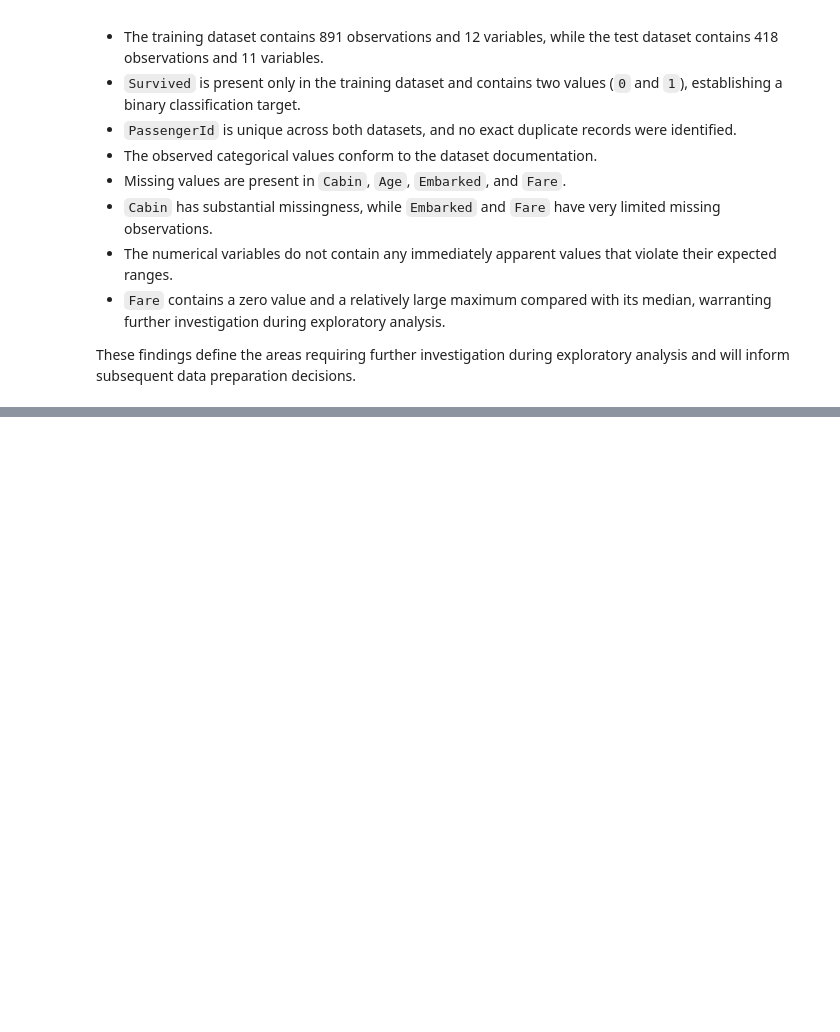
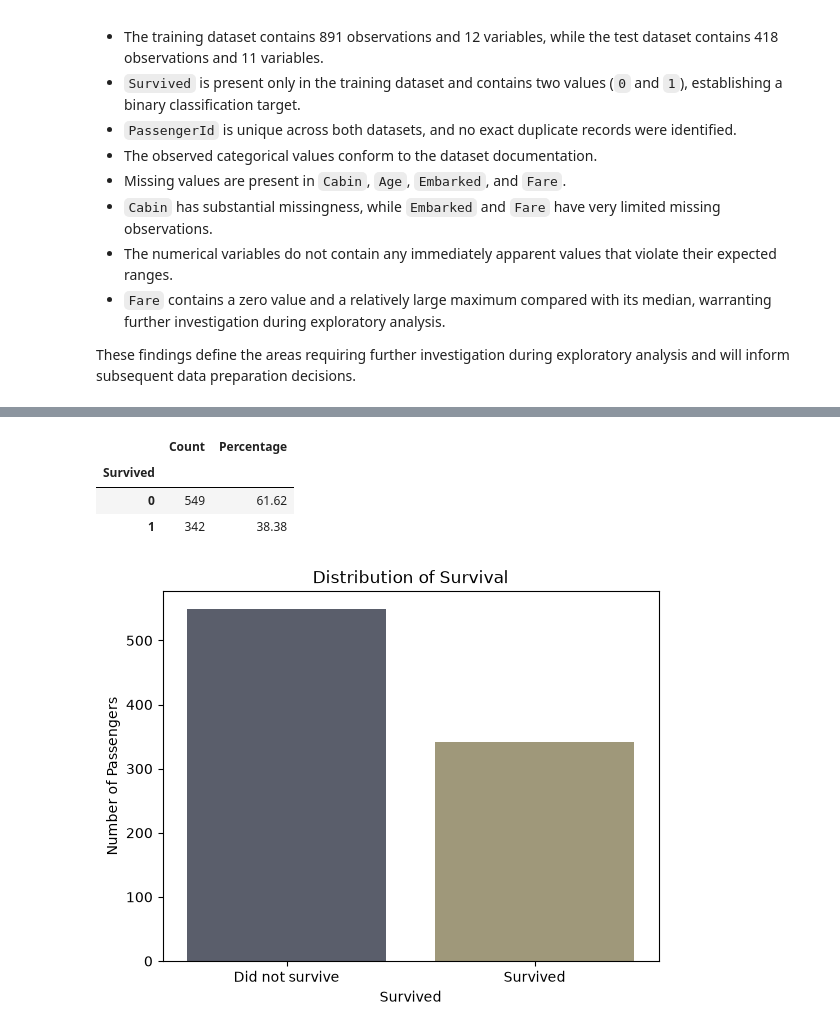
Before and after one commit to DaveBunyan1/titanic-eda-ml, a Jupyter notebook: notebooks/titanic_eda.ipynb, the cells around one changed output, grey strips where cells are left out. Cells and saved outputs as stored; diff of their text form; code cells hidden in the pictures; blank space fills up the shorter version.

```diff
--- a/notebooks/titanic_eda.ipynb
+++ b/notebooks/titanic_eda.ipynb
@@ -288,0 +300,32 @@ These findings define the areas requiring further investigation during explorato
+# %%
+survival_counts = train_df["Survived"].value_counts().sort_index()
+survival_pct = train_df["Survived"].value_counts(normalize=True).sort_index() * 100
+
+survival_summary = pd.DataFrame({
+    "Count": survival_counts,
+    "Percentage": survival_pct.round(2)
+})
+
+display(survival_summary)
+# %% [output]
+|  | Count | Percentage |
+| Survived |  |  |
+| 0 | 549 | 61.62 |
+| 1 | 342 | 38.38 |
+# %%
+sns.countplot(
+    data=train_df,
+    x="Survived",
+    palette="cividis",
+    hue="Survived",
+    legend=False
+)
+
+plt.title("Distribution of Survival")
+plt.xlabel("Survived")
+plt.ylabel("Number of Passengers")
+plt.xticks([0, 1], ["Did not survive", "Survived"], rotation=0)
+
+plt.show()
+# %% [output]
+[figure, added]
```
Also changed, not shown: parts of 10 cells of this notebook.
